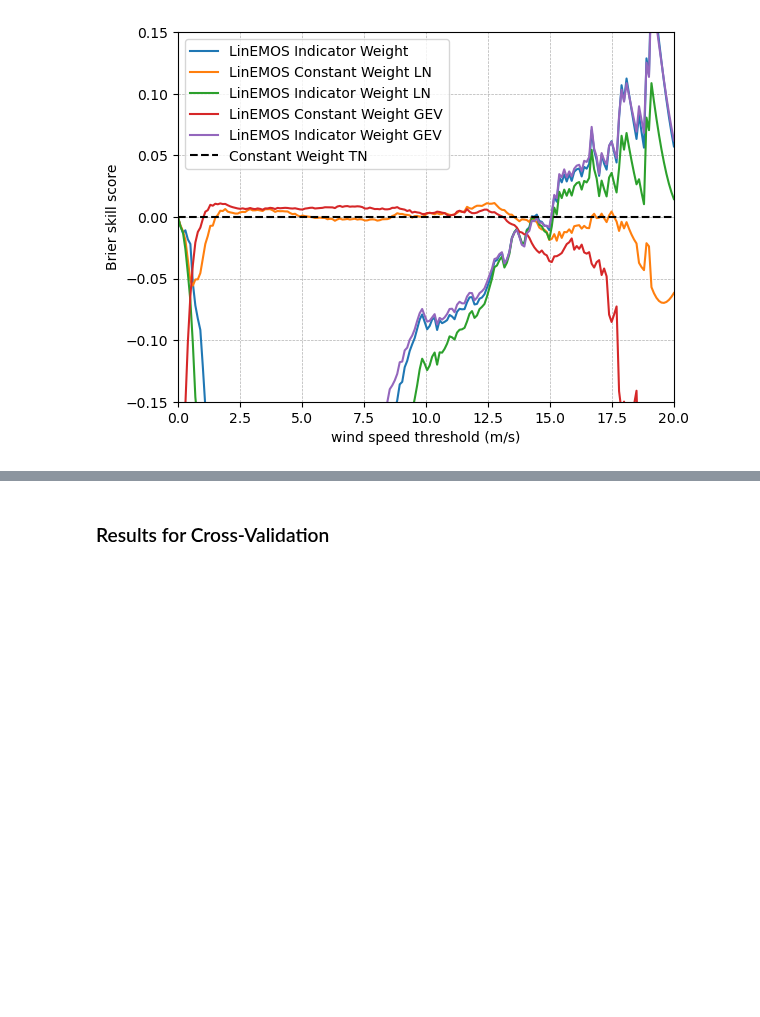
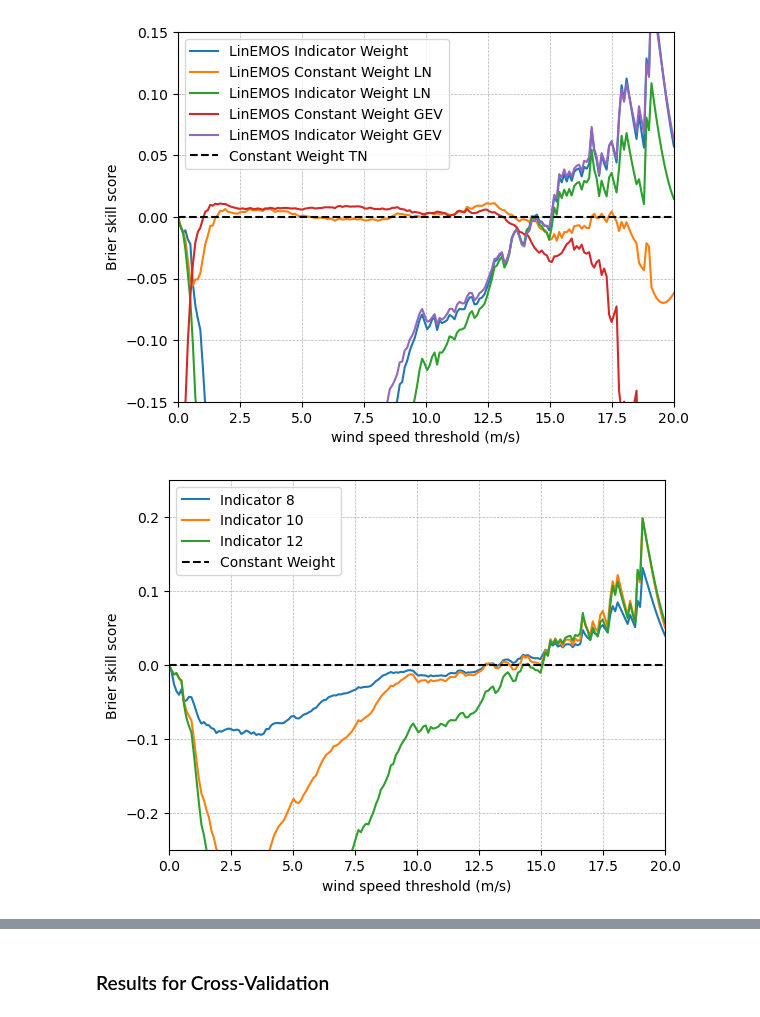
Before and after one commit to SimonHakvoort/thesiscode, a Jupyter notebook: src/visualization/experiments_figures.ipynb, the cells around one changed output, grey strips where cells are left out. Cells and saved outputs as stored; diff of their text form; code cells hidden in the pictures; blank space fills up the shorter version.

```diff
--- a/src/visualization/experiments_figures.ipynb
+++ b/src/visualization/experiments_figures.ipynb
@@ -524,3 +548,9 @@ ylim = [-0.15, 0.15]
 make_brier_skill_plot(constant_weight_tn, linear_models_different_distribution, test_data0, values, ylim=ylim, name_base_model='Constant Weight TN')
 # %% [output]
 [figure]
+# %%
+values = np.linspace(0,20,200)
+ylim = [-0.25,0.25]
+make_brier_skill_plot(constant_weight_tn, all_indicator_weight_models, test_data0, values, ylim=ylim, name_base_model='Constant Weight')
+# %% [output]
+[figure, added]
```
Also changed, not shown: parts of 8 cells of this notebook, 7 other files.
